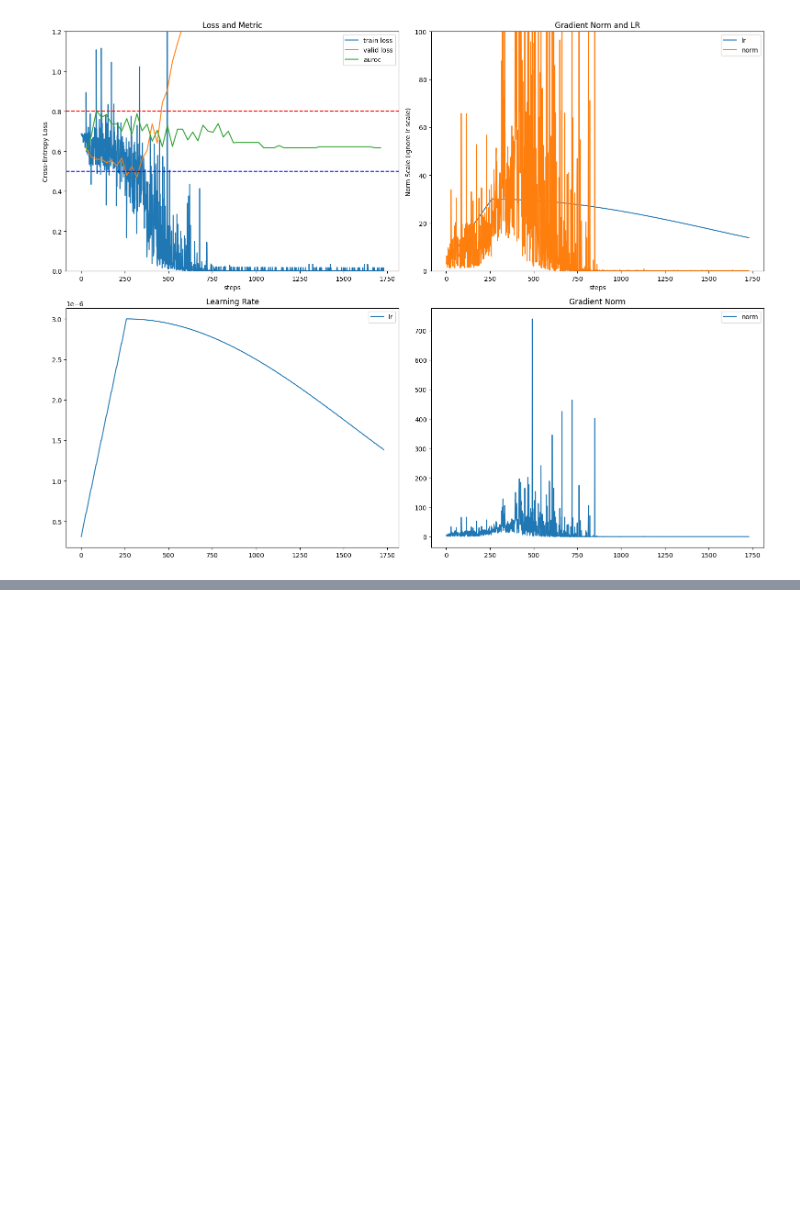
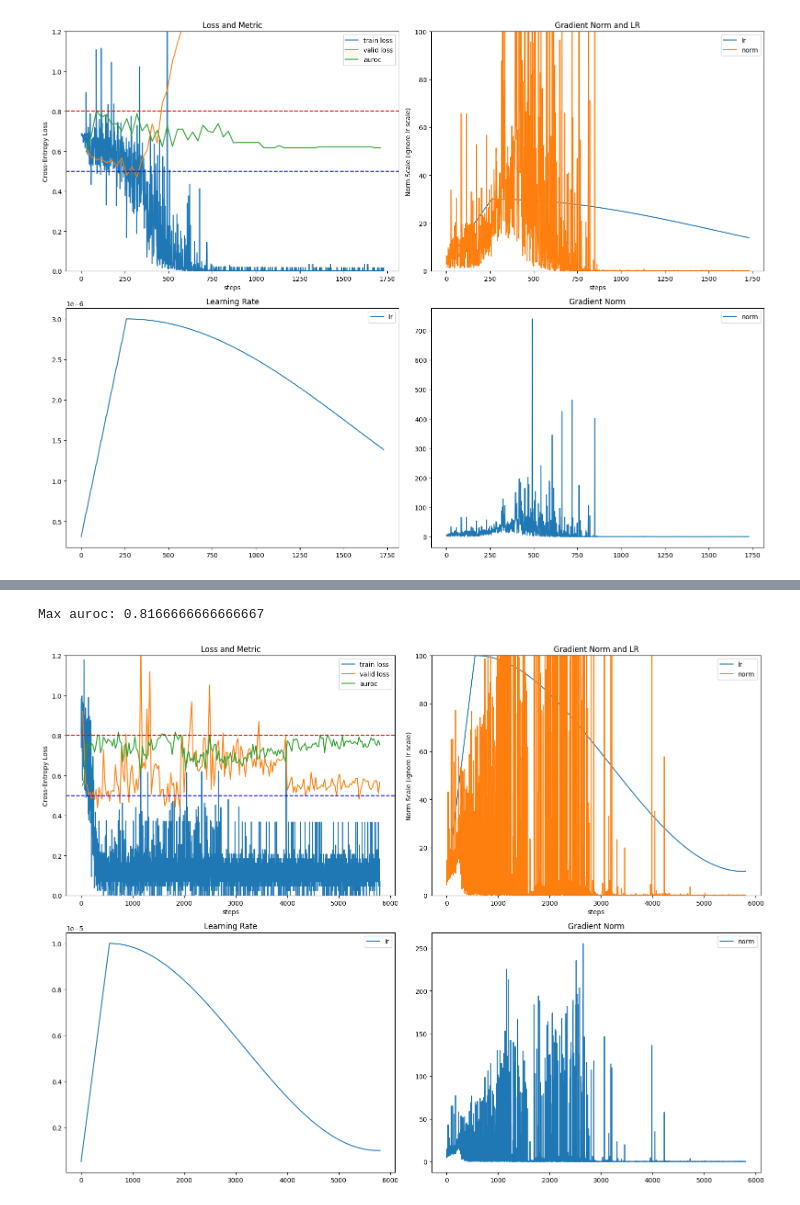
Before and after one commit to kimdj98/onj_, a Jupyter notebook: visualize3.ipynb, the cells around one changed output, grey strips where cells are left out. Cells and saved outputs as stored; diff of their text form; code cells hidden in the pictures; blank space fills up the shorter version.

```diff
--- a/visualize3.ipynb
+++ b/visualize3.ipynb
@@ -122,0 +123,5 @@ Max auroc: 0.7218749999999999
+# %%
+plot_log("2025-01-20_16-49-48_n_embed_512_n_head_8_n_class_1_n_layer_2_n_patch3d_(16, 16, 8)_n_patch2d_(64, 64)_width_2d_1024_width_3d_512_gpu_7_lambda1_0.0_lambda2_1.0_epochs_200_lr_1e-05_batch_1_grad_accum_steps_16_eps_1e-06_resume_None")
+# %% [output]
+Max auroc: 0.8166666666666667
+[figure, added]
```
Also changed, not shown: parts of 1 cell of this notebook, 6 other files.
